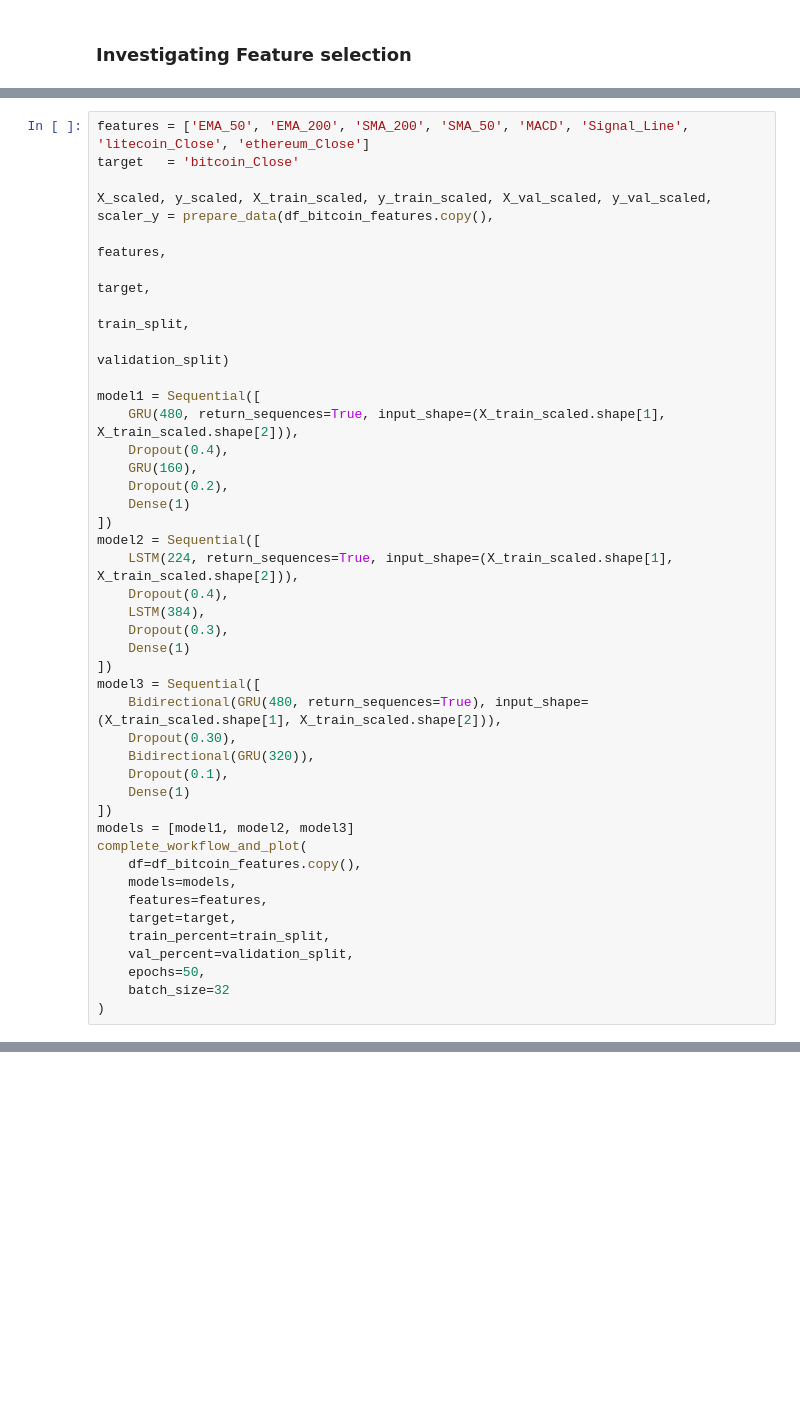
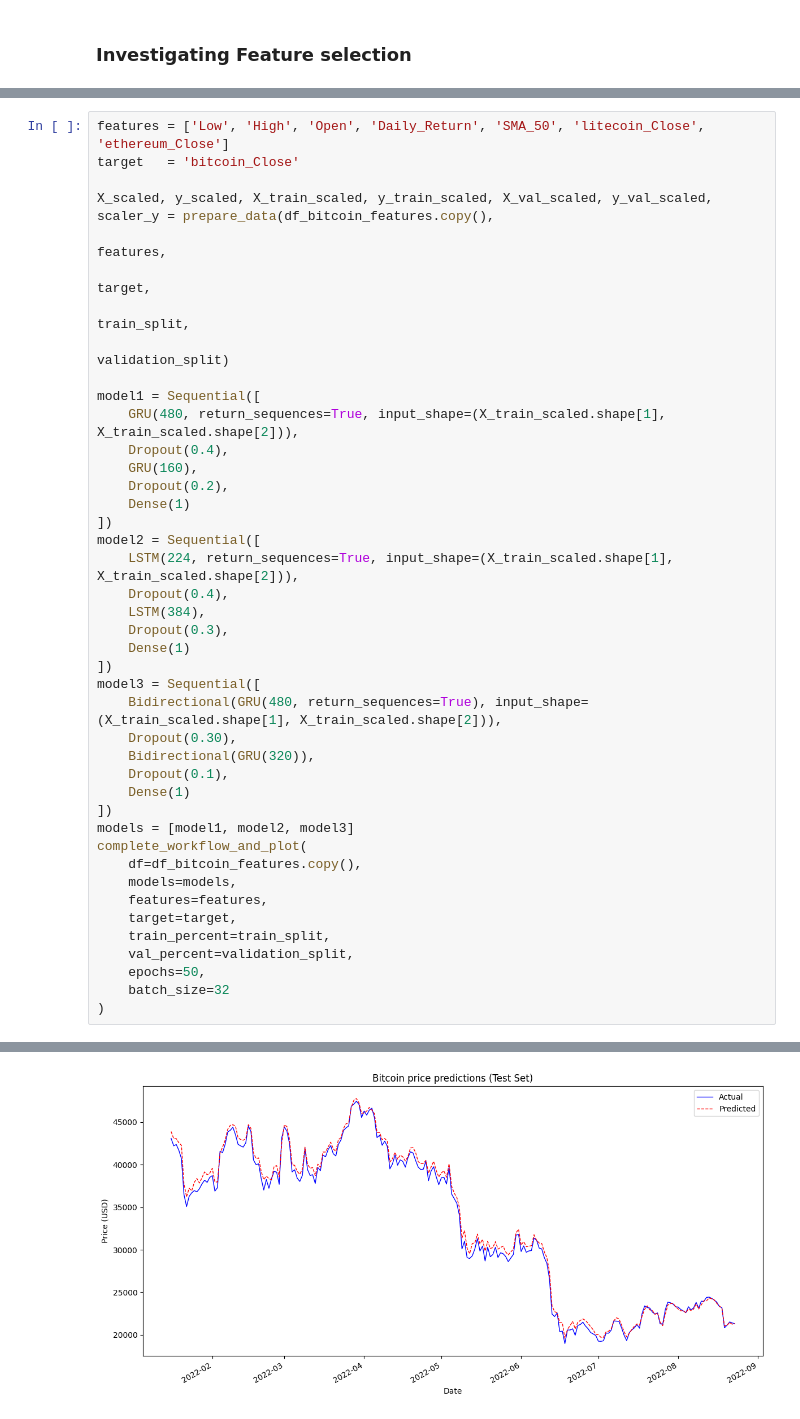
Before and after one commit to ASherjil/Cryptocurrency-Price-Prediction, a Jupyter notebook: CW2_B820928.ipynb, the cells around one changed output, grey strips where cells are left out. Drawn from its saved outputs; the diff is of its cells as text; blank space fills up the shorter version.

```diff
--- a/CW2_B820928.ipynb
+++ b/CW2_B820928.ipynb
@@ -752,5 +766,5 @@ MACD                  0.159929
 # %%
-features = ['EMA_50', 'EMA_200', 'SMA_200', 'SMA_50', 'MACD', 'Signal_Line', 'litecoin_Close', 'ethereum_Close']
+features = ['Low', 'High', 'Open', 'Daily_Return', 'SMA_50', 'litecoin_Close', 'ethereum_Close']
 target   = 'bitcoin_Close'
 
 X_scaled, y_scaled, X_train_scaled, y_train_scaled, X_val_scaled, y_val_scaled, scaler_y = prepare_data(df_bitcoin_features.copy(),
@@ -797,0 +810 @@ complete_workflow_and_plot(
+[figure, added]
```
Also changed, not shown: parts of 14 cells of this notebook.
